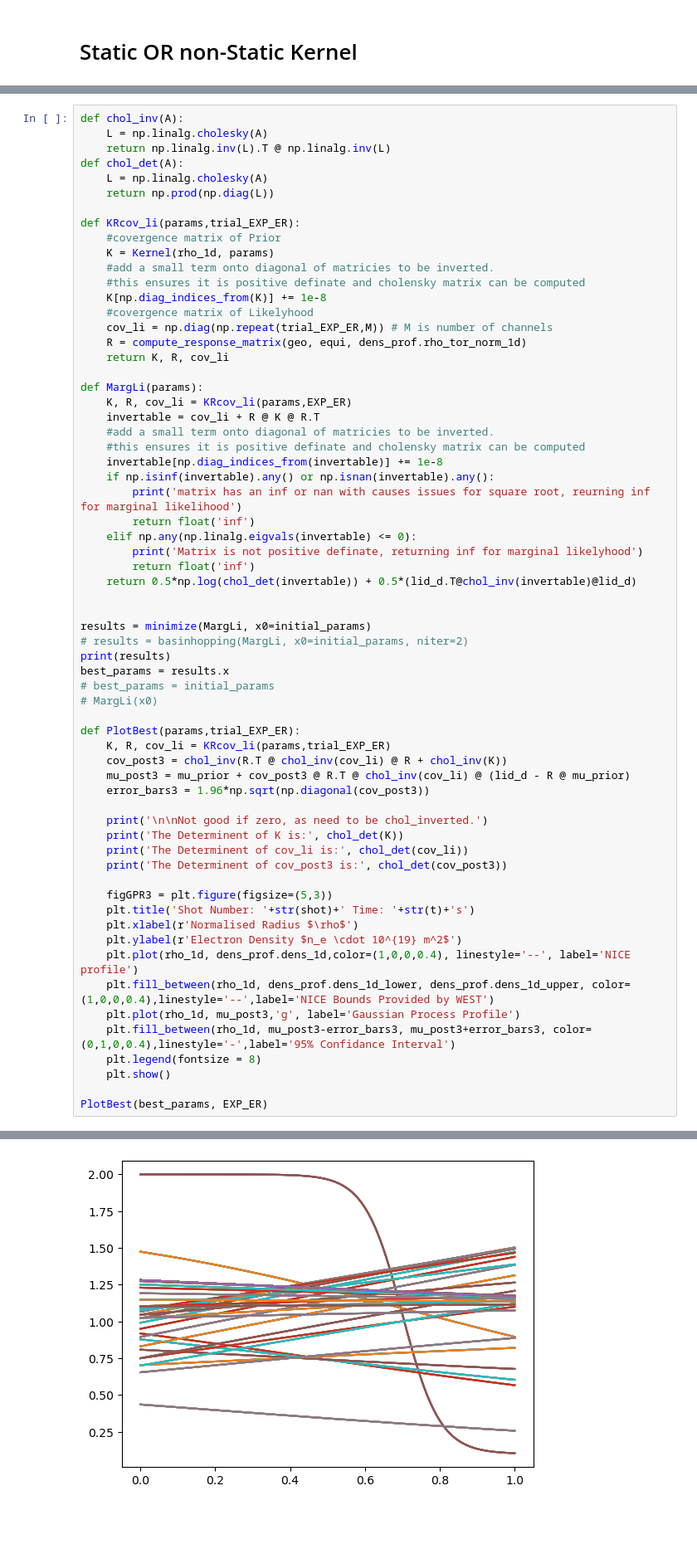
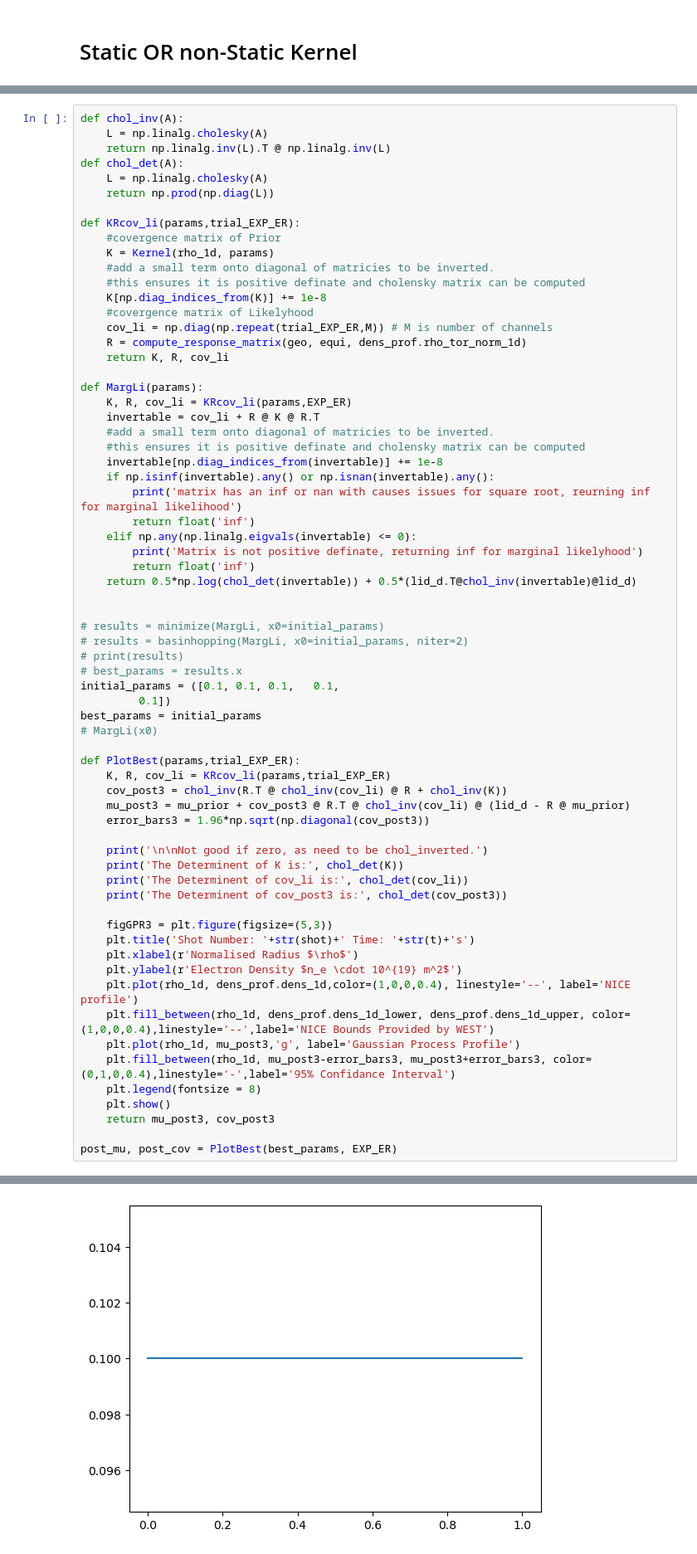
Before and after one commit to DanHarJor/Improving-Electron-Density-Profile-Inference-within-a-Tokamak-using-Bayesian-Techniques, a Jupyter notebook: RealEquillibriumInterferometry/SyntheticDataInterferometry.ipynb, the cells around one changed output, grey strips where cells are left out. Shown at 83% size. Drawn from its saved outputs; the diff is of its cells as text; blank space fills up the shorter version.

```diff
--- a/RealEquillibriumInterferometry/SyntheticDataInterferometry.ipynb
+++ b/RealEquillibriumInterferometry/SyntheticDataInterferometry.ipynb
@@ -264,11 +265,13 @@ def MargLi(params):
     return 0.5*np.log(chol_det(invertable)) + 0.5*(lid_d.T@chol_inv(invertable)@lid_d)
 
 
-results = minimize(MargLi, x0=initial_params)
+# results = minimize(MargLi, x0=initial_params)
 # results = basinhopping(MargLi, x0=initial_params, niter=2)
-print(results)
-best_params = results.x
-# best_params = initial_params
+# print(results)
+# best_params = results.x
+initial_params = ([0.1, 0.1, 0.1,   0.1,
+         0.1])
+best_params = initial_params
 # MargLi(x0)
 
 def PlotBest(params,trial_EXP_ER):
@@ -292,6 +295,7 @@ def PlotBest(params,trial_EXP_ER):
     plt.fill_between(rho_1d, mu_post3-error_bars3, mu_post3+error_bars3, color=(0,1,0,0.4),linestyle='-',label='95% Confidance Interval')
     plt.legend(fontsize = 8)
     plt.show()
+    return mu_post3, cov_post3
 
-PlotBest(best_params, EXP_ER)
+post_mu, post_cov = PlotBest(best_params, EXP_ER)
 # %% [output]
@@ -311,5 +302,5 @@ PlotBest(best_params, EXP_ER)
 Not good if zero, as need to be chol_inverted.
 The Determinent of K is: 0.0
 The Determinent of cov_li is: 2.43e-08
 The Determinent of cov_post3 is: 0.0
-[figure, old version]
+[figure, new version]
```
Also changed, not shown: parts of 12 cells of this notebook.
